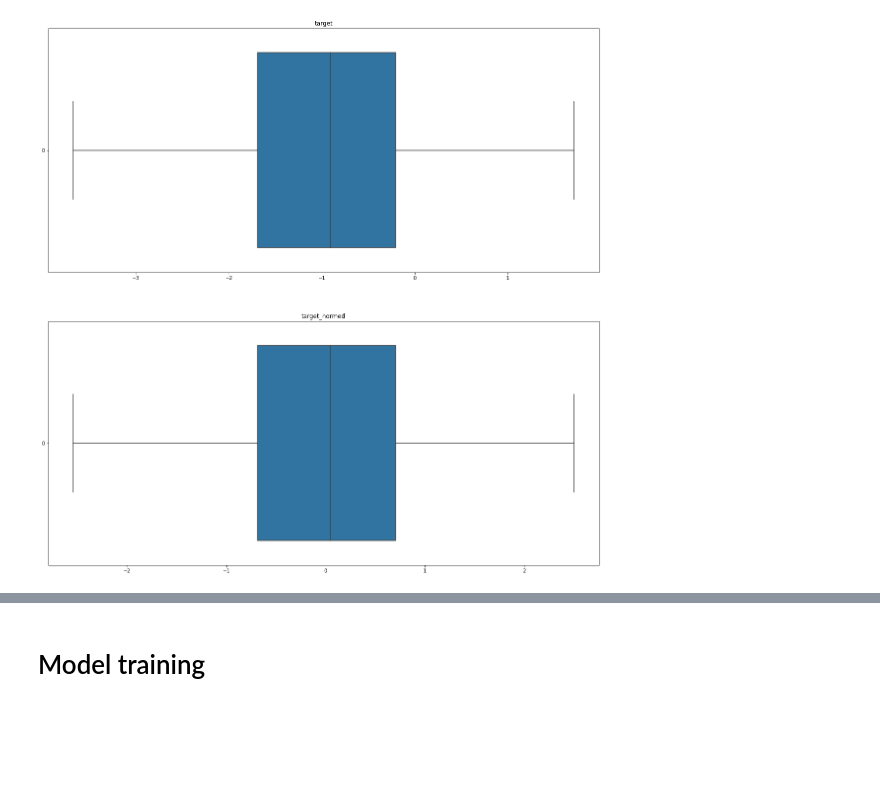
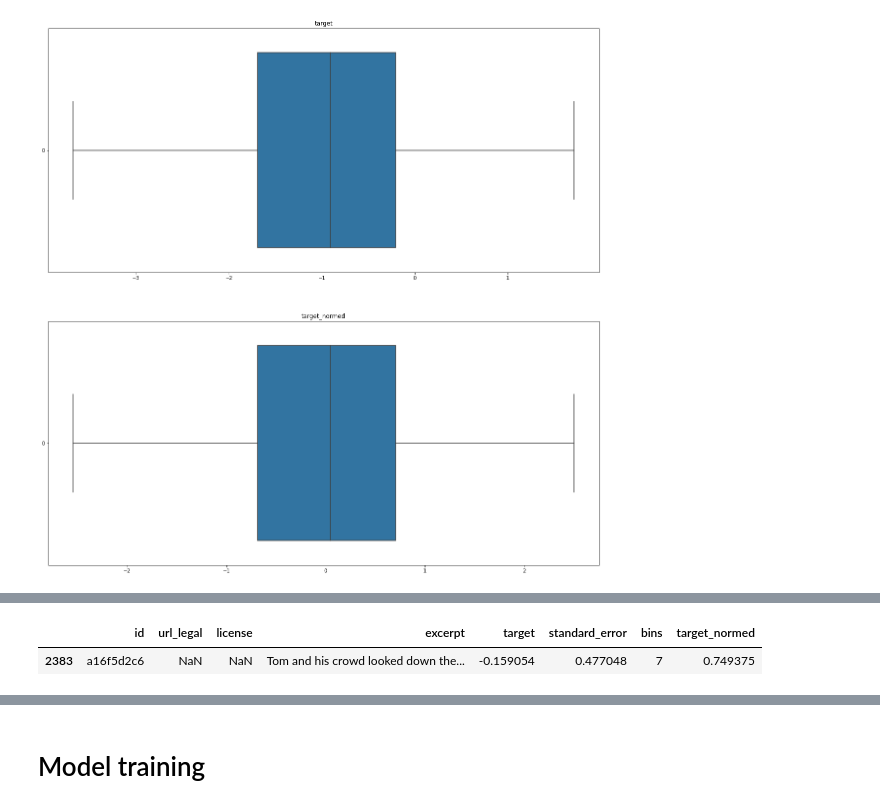
Before and after one commit to Oorgien/CommonLit, a Jupyter notebook: output/clrp-ensemble-public-notebooks.ipynb, the cells around one changed output, grey strips where cells are left out. Saved outputs shown, nothing was run; the diff lists cells and outputs as text; code cells hidden in the pictures; blank space fills up the shorter version.

```diff
--- a/output/clrp-ensemble-public-notebooks.ipynb
+++ b/output/clrp-ensemble-public-notebooks.ipynb
@@ -174,0 +146,5 @@ max([len(x) for x in str(X_test['excerpt'].values).split()])
+# %%
+train_data[train_data['id']=='a16f5d2c6']
+# %% [output]
+|  | id | url_legal | license | excerpt | target | standard_error | bins | target_normed |
+| 2383 | a16f5d2c6 | NaN | NaN | Tom and his crowd looked down the... | -0.159054 | 0.477048 | 7 | 0.749375 |
```
Also changed, not shown: parts of 17 cells of this notebook, 5 other files.
